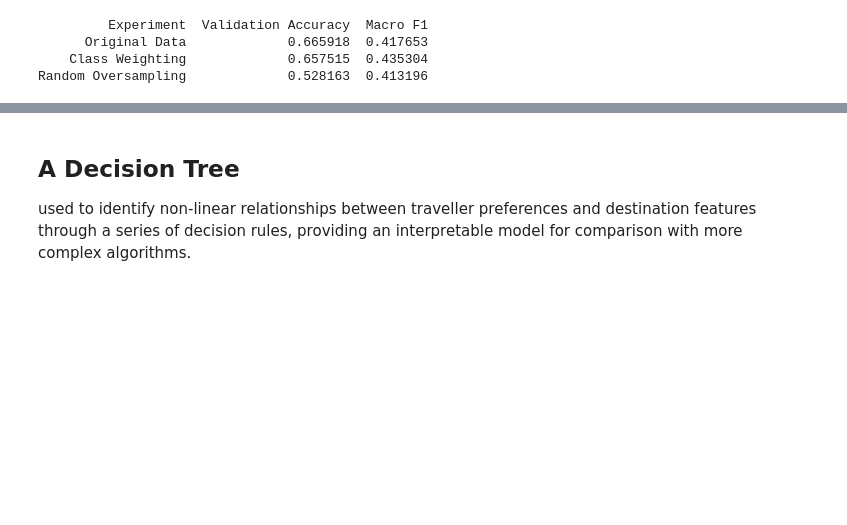
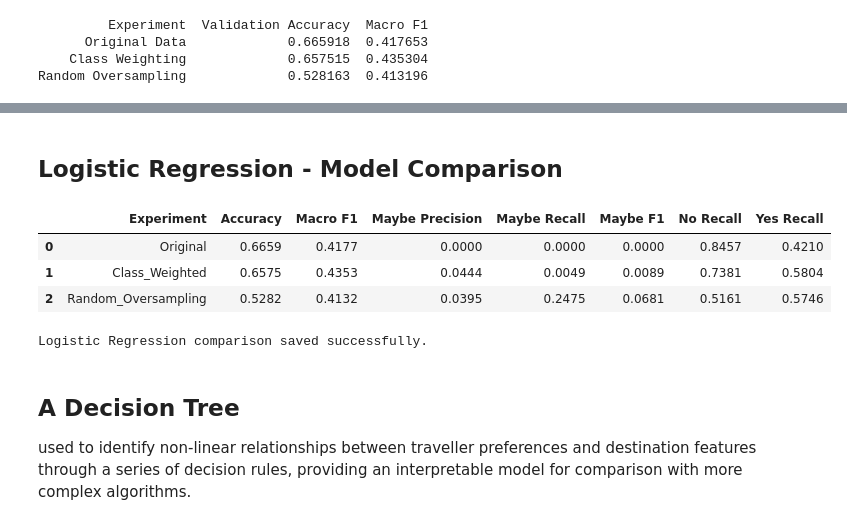
Before and after one commit to IreneStephen-DS/Indian_Tourism_ML, a Jupyter notebook: ProjectFiles/project.ipynb, the cells around one changed output, grey strips where cells are left out. Saved outputs shown, nothing was run; the diff lists cells and outputs as text; code cells hidden in the pictures; blank space fills up the shorter version.

```diff
--- a/ProjectFiles/project.ipynb
+++ b/ProjectFiles/project.ipynb
@@ -2121,3 +2234,47 @@ Random Oversampling             0.528163  0.413196
+# %% [markdown]
+## Logistic Regression - Model Comparison
+# %%
+logistic_comparison_rows = []
+
+for experiment in experiments:
+
+    y_pred = experiment["predictions"]
+
+    report_dict = classification_report(
+        y_val,
+        y_pred,
+        labels=["Maybe", "No", "Yes"],
+        output_dict=True,
+        zero_division=0
+    )
+
+    logistic_comparison_rows.append({
+        "Experiment": experiment["name"],
+        "Accuracy": experiment["accuracy"],
+        "Macro F1": experiment["macro_f1"],
+        "Maybe Precision": report_dict["Maybe"]["precision"],
+        "Maybe Recall": report_dict["Maybe"]["recall"],
+        "Maybe F1": report_dict["Maybe"]["f1-score"],
+        "No Recall": report_dict["No"]["recall"],
+        "Yes Recall": report_dict["Yes"]["recall"]
+    })
+
+logistic_comparison = pd.DataFrame(logistic_comparison_rows)
+
+display(logistic_comparison.round(4))
+
+logistic_comparison.to_csv(
+    logistic_folder / "model_comparison.csv",
+    index=False
+)
+
+print("Logistic Regression comparison saved successfully.")
+# %% [output]
+|  | Experiment | Accuracy | Macro F1 | Maybe Precision | Maybe Recall | Maybe F1 | No Recall | Yes Recall |
+| 0 | Original | 0.6659 | 0.4177 | 0.0000 | 0.0000 | 0.0000 | 0.8457 | 0.4210 |
+| 1 | Class_Weighted | 0.6575 | 0.4353 | 0.0444 | 0.0049 | 0.0089 | 0.7381 | 0.5804 |
+| 2 | Random_Oversampling | 0.5282 | 0.4132 | 0.0395 | 0.2475 | 0.0681 | 0.5161 | 0.5746 |
+Logistic Regression comparison saved successfully.
 # %% [markdown]
 ## A Decision Tree
 used to identify non-linear relationships between traveller preferences and destination features through a series of decision rules, providing an interpretable model for comparison with more complex algorithms.
```
Also changed, not shown: parts of 15 cells of this notebook.
